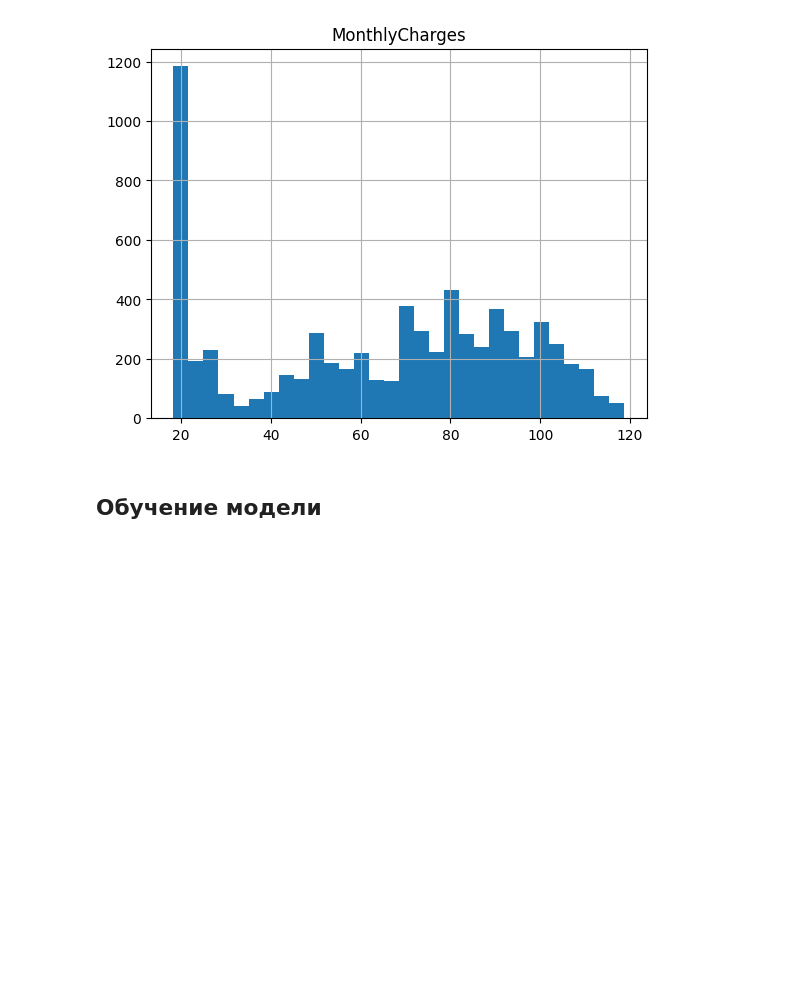
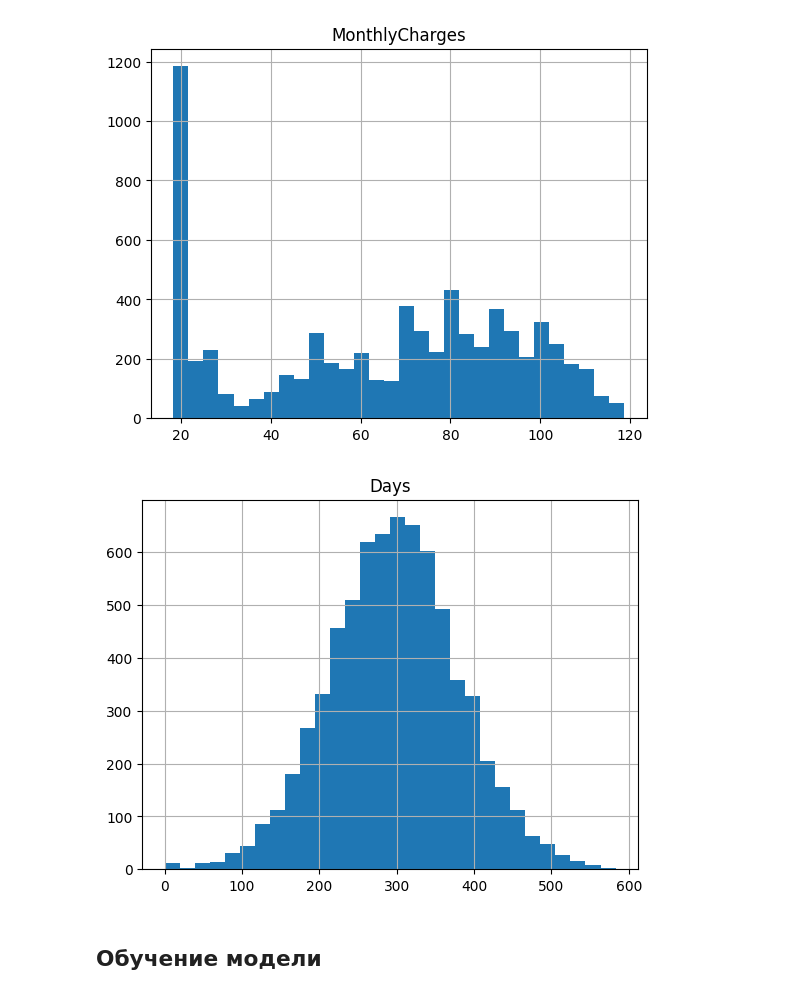
Before and after one commit to kirillva/project-final, a Jupyter notebook: index.ipynb, the cells around one changed output. Saved outputs shown, nothing was run; the diff lists cells and outputs as text; code cells hidden in the pictures; blank space fills up the shorter version.

```diff
--- a/index.ipynb
+++ b/index.ipynb
@@ -528,6 +522,12 @@ plt.title('MonthlyCharges')
 plt.grid(True)
 # %% [output]
 [figure]
+# %%
+plt.hist(df['Days'], bins=30)
+plt.title('Days')
+plt.grid(True)
+# %% [output]
+[figure, added]
 # %% [markdown]
 ## Обучение модели
 # %%
```
Also changed, not shown: parts of 18 cells of this notebook.
